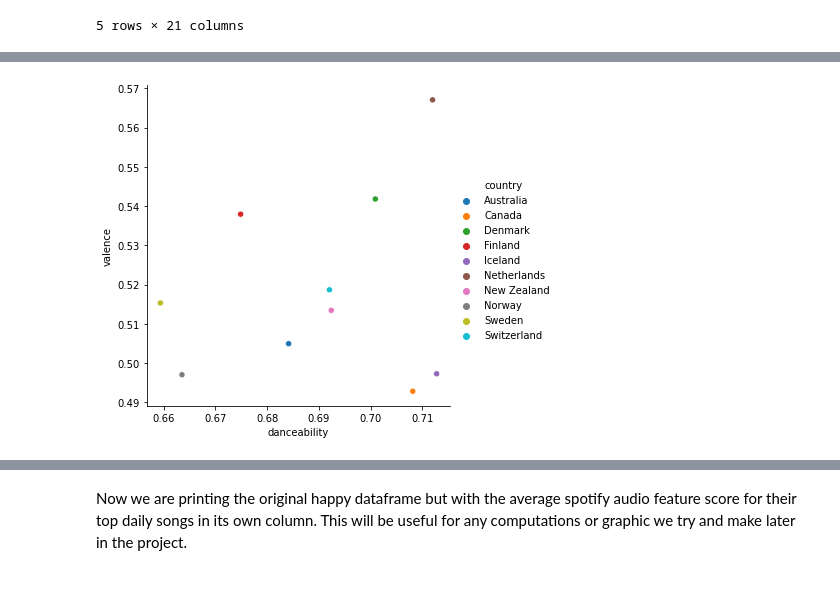
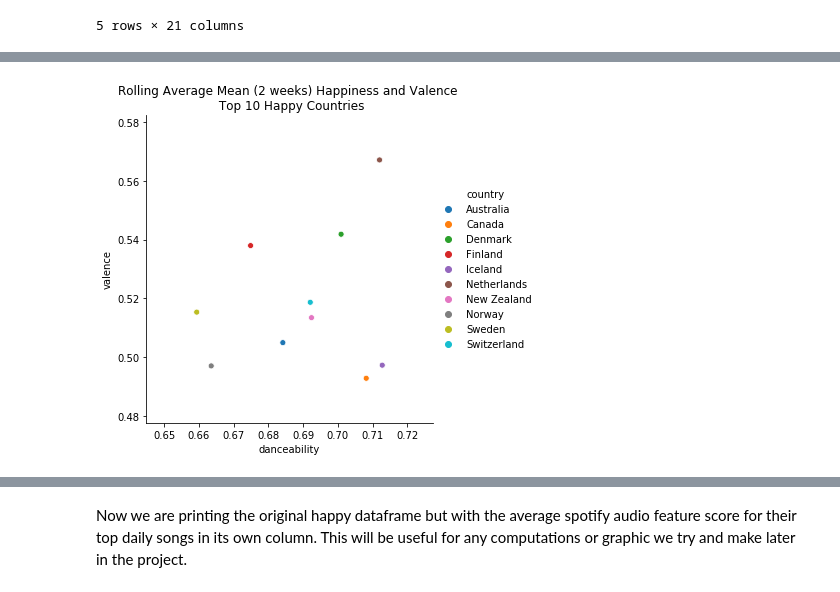
Before and after one commit to Albina-C/INFO-2950-Project, a Jupyter notebook: PROJ 2950.ipynb, the cells around one changed output, grey strips where cells are left out. Drawn from its saved outputs; the diff is of its cells as text; code cells hidden in the pictures.

```diff
--- a/PROJ 2950.ipynb
+++ b/PROJ 2950.ipynb
@@ -553,5 +635,5 @@ finalsongs.head()
 region_dict={'no':"Norway", 'dk':"Denmark", 'ch':"Switzerland", 'fi':"Finland", 'nl':"Netherlands", 'se':"Sweden", 'ee':"Estonia", 'hu':"Hungary", 'id':"Indonesia", 'is':"Iceland", 'ca':"Canada",
        'nz':"New Zealand", 'au':"Australia", 'tr':"Turkey", 'py':"Paraguay", 'ph':"Philippines", 'do':"Dominican Republic", 'gy':"Greece", 'pt':"Portugal", 'hn':"Honduras"}
 # %%
-finalsongs.country=finalsongs['country'].map(region_dict)
+finalsongs2017.country=finalsongs2017['country'].map(region_dict)
 # %%
@@ -566,5 +651,5 @@ finalsongs.head()
 # %%
-spotify2017=topbot.merge(finalsongs, on="country")
+spotify2017=topbot.merge(finalsongs2017, on="country")
 spotify2017
 # %% [output]
 |  | country | happiness_rank | happiness_score | position | track_name | artist | streams | url | date | ... |
@@ -645,3 +741,3 @@ uniquespotify.head()
 # %%
-finalsongs2017=finalsongs.merge(uniquespotify[['danceability','track_name' ,'happiness_score', 'happiness_rank', 'energy', 'key', 'loudness', 'mode', 'speechiness',
+finalsongs2017=finalsongs2017.merge(uniquespotify[['danceability','track_name' ,'happiness_score', 'happiness_rank', 'energy', 'key', 'loudness', 'mode', 'speechiness',
 'acousticness', 'instrumentalness', 'liveness', 'valence', 'tempo', 'id', 'duration_ms']], how="left",on='track_name')
@@ -670,4 +759,4 @@ finalsongs2017.head()
 # %%
 #drop nans for later
-finalsongs.dropna(inplace=True)
+finalsongs2017.dropna(inplace=True)
 # %% [markdown]
@@ -767,7 +864,7 @@ plt.show()
 # %%
 topavg=topfinal.groupby('country').mean()
-botavg=botfinal.groupby('country').mean()
-topavg
 scatter=sns.relplot(x='danceability', y='valence', hue=topavg.index, data=topavg)
+plt.title("Rolling Average Mean (2 weeks) Happiness and Valence \n Top 10 Happy Countries")
+plt.show()
 # %% [output]
-[figure, old version]
+[figure, new version]
```
Also changed, not shown: parts of 80 cells of this notebook, 1 other file.
